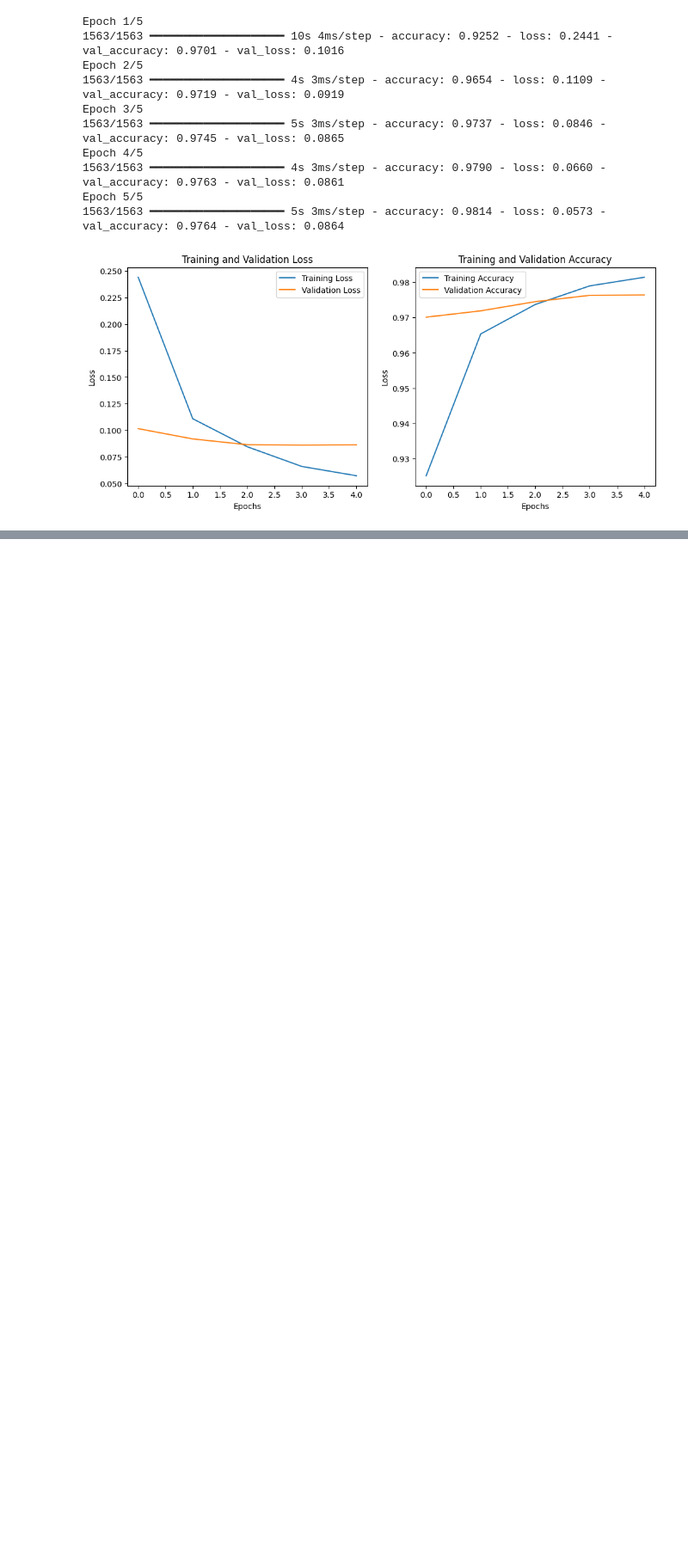
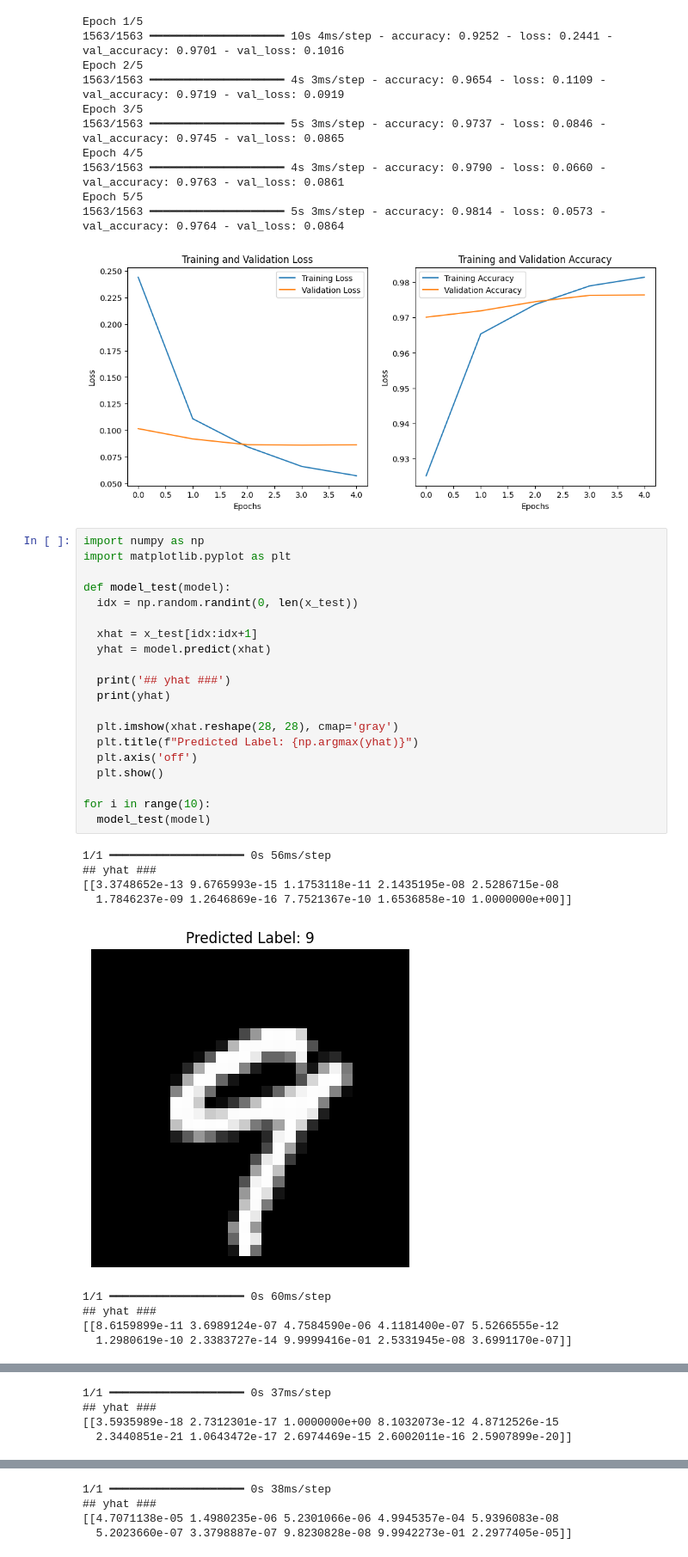
Before and after one commit to Waffle0823/Supervised-Learning, a Jupyter notebook: main.ipynb, the cells around one changed output, grey strips where cells are left out. Shown at 86% size. Cells and saved outputs as stored; diff of their text form; blank space fills up the shorter version.

```diff
--- a/main.ipynb
+++ b/main.ipynb
@@ -128,3 +128,33 @@ Epoch 4/5
 Epoch 5/5
 1563/1563 ━━━━━━━━━━━━━━━━━━━━ 5s 3ms/step - accuracy: 0.9814 - loss: 0.0573 - val_accuracy: 0.9764 - val_loss: 0.0864
 [figure]
+# %%
+import numpy as np
+import matplotlib.pyplot as plt
+
+def model_test(model):
+  idx = np.random.randint(0, len(x_test))
+
+  xhat = x_test[idx:idx+1]
+  yhat = model.predict(xhat)
+
+  print('## yhat ###')
+  print(yhat)
+
+  plt.imshow(xhat.reshape(28, 28), cmap='gray')
+  plt.title(f"Predicted Label: {np.argmax(yhat)}")
+  plt.axis('off')
+  plt.show()
+
+for i in range(10):
+  model_test(model)
+# %% [output]
+1/1 ━━━━━━━━━━━━━━━━━━━━ 0s 56ms/step
+## yhat ###
+[[3.3748652e-13 9.6765993e-15 1.1753118e-11 2.1435195e-08 2.5286715e-08
+  1.7846237e-09 1.2646869e-16 7.7521367e-10 1.6536858e-10 1.0000000e+00]]
+[figure, added]
+1/1 ━━━━━━━━━━━━━━━━━━━━ 0s 60ms/step
+## yhat ###
+[[8.6159899e-11 3.6989124e-07 4.7584590e-06 4.1181400e-07 5.5266555e-12
+  1.2980619e-10 2.3383727e-14 9.9999416e-01 2.5331945e-08 3.6991170e-07]]
@@ -130,0 +162,4 @@ Epoch 5/5
+1/1 ━━━━━━━━━━━━━━━━━━━━ 0s 37ms/step
+## yhat ###
+[[3.5935989e-18 2.7312301e-17 1.0000000e+00 8.1032073e-12 4.8712526e-15
+  2.3440851e-21 1.0643472e-17 2.6974469e-15 2.6002011e-16 2.5907899e-20]]
@@ -130,0 +167,4 @@ Epoch 5/5
+1/1 ━━━━━━━━━━━━━━━━━━━━ 0s 38ms/step
+## yhat ###
+[[4.7071138e-05 1.4980235e-06 5.2301066e-06 4.9945357e-04 5.9396083e-08
+  5.2023660e-07 3.3798887e-07 9.8230828e-08 9.9942273e-01 2.2977405e-05]]
```
Also changed, not shown: parts of 1 cell of this notebook.
